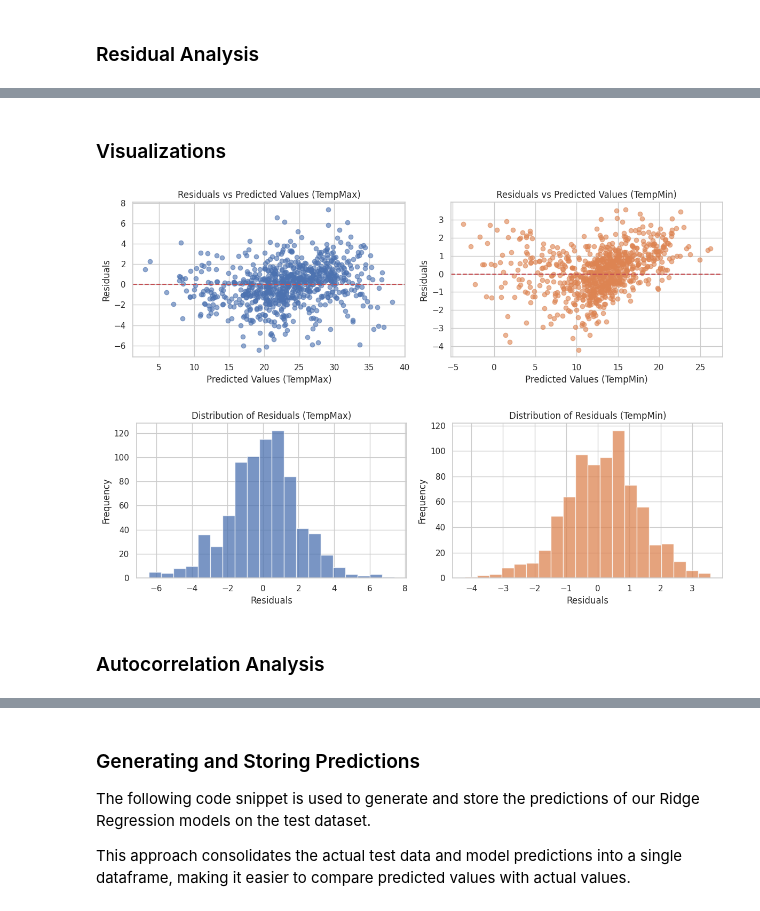
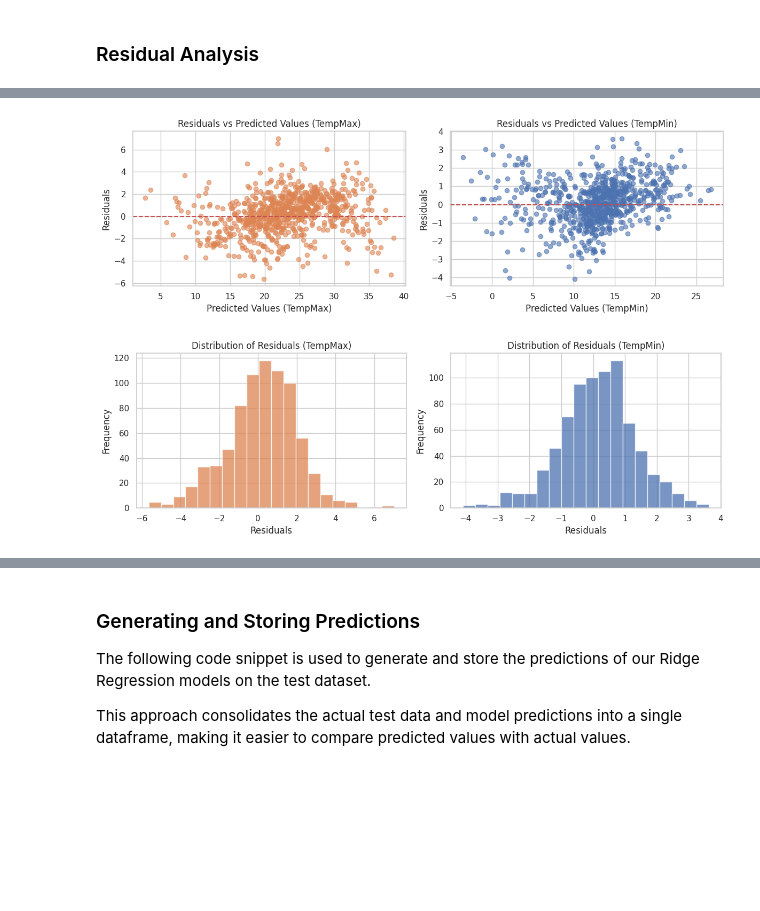
Before and after one commit to Laizra/Weather_prediction, a Jupyter notebook: main.ipynb, the cells around one changed output, grey strips where cells are left out. Cells and saved outputs as stored; diff of their text form; code cells hidden in the pictures; blank space fills up the shorter version.

```diff
--- a/main.ipynb
+++ b/main.ipynb
@@ -426,9 +608,11 @@ vif_data
 # %%
-# Combine features of significant importance for multicollinearity
-df['feelslike_max_combined'] = df[['feelslikemax', 'feelslike']].mean(axis=1)
+# Combine highly correlated features of significant importance for multicollinearity.
 df['feelslike_min_combined'] = df[['feelslikemin', 'feelslike']].mean(axis=1)
+
+# Combine dew and humidity to create a feature that represents overall moisture conditions and address multicollinearity.
 df['dew_humidity'] = df[['dew', 'humidity']].mean(axis=1)
 
-combined_features = df[['feelslike_max_combined', 'feelslike_min_combined', 'dew_humidity']]
+# Display created combined features.
+combined_features = df[['feelslike_min_combined', 'dew_humidity']]
 display(combined_features)
 # %% [output]
@@ -454 +667,9 @@ display(combined_features)
+# %%
+# Define thresholds for extreme temperatures.
+MAX_TEMP_THRESHOLD = 30
+MIN_TEMP_THRESHOLD = 1
+
+# Create binary features to indicate extreme temperatures.
+df['high_temp'] = (df['tempmax'] > MAX_TEMP_THRESHOLD).astype(int)
+df['low_temp'] = (df['tempmin'] < MIN_TEMP_THRESHOLD).astype(int)
 # %%
@@ -586,12 +867,12 @@ For this project, we’ve divided the data as follows:
 - **Validation Set (~10%)**: Used to fine-tune the model, aiding in model selection, feature selection, and hyperparameter tuning.
 - **Test Set (~20%)**: Provides an unbiased assessment of the model’s performance on unseen data.
 # %%
-# Define split dates
-train_end_date = pd.to_datetime('2024-03-01')
-validate_end_date = pd.to_datetime('2024-04-13')
-test_start_date = pd.to_datetime('2024-04-13')
+# Define split dates for training, validation, and testing sets.
+TRAIN_END_DATE = pd.to_datetime('2024-03-01')
+VALIDATE_END_DATE = pd.to_datetime('2024-04-13')
+TEST_START_DATE = pd.to_datetime('2024-04-13')
 # %%
-# Split the data into training, validation, and testing sets
-train = df.loc[df.index.get_level_values('datetime') < train_end_date]
-validate = df.loc[(df.index.get_level_values('datetime') >= train_end_date) & (df.index.get_level_values('datetime') < validate_end_date)]
-test = df.loc[df.index.get_level_values('datetime') >= test_start_date]
+# Split the data into training, validation, and testing sets based on defined dates.
+train = df.loc[df.index.get_level_values('datetime') < TRAIN_END_DATE]
+validate = df.loc[(df.index.get_level_values('datetime') >= TRAIN_END_DATE) & (df.index.get_level_values('datetime') < VALIDATE_END_DATE)]
+test = df.loc[df.index.get_level_values('datetime') >= TEST_START_DATE]
@@ -1047,12 +1299,10 @@ TempMin - Durbin-Watson: 1.3167
-# %% [markdown]
-### Visualizations
 # %%
 # Plot residuals vs fitted values for TempMax and TempMin
 plt.figure(figsize=(12, 4))
 
 # Plot for TempMax
 plt.subplot(1, 2, 1)
-plt.scatter(y_pred_test_max, residuals_test_max, color=color_pal[0], alpha=0.6)
+plt.scatter(y_pred_test_max, residuals_test_max, color=color_pal[1], alpha=0.6)
 plt.axhline(y=0, color='r', linestyle='--')
 plt.xlabel('Predicted Values (TempMax)')
 plt.ylabel('Residuals')
@@ -1061,42 +1311,40 @@ plt.grid(True)
 
 # Plot for TempMin
 plt.subplot(1, 2, 2)
-plt.scatter(y_pred_test_min, residuals_test_min, color=color_pal[1], alpha=0.6)
+plt.scatter(y_pred_test_min, residuals_test_min, color=color_pal[0], alpha=0.6)
 plt.axhline(y=0, color='r', linestyle='--')
 plt.xlabel('Predicted Values (TempMin)')
 plt.ylabel('Residuals')
 plt.title('Residuals vs Predicted Values (TempMin)')
 plt.grid(True)
 
 plt.tight_layout()
 plt.show()
 
 # Plot the distribution of residuals (histogram)
 plt.figure(figsize=(12, 4))
 
 # Histogram for TempMax Residuals
 plt.subplot(1, 2, 1)
-plt.hist(residuals_test_max, bins=20, color=color_pal[0], alpha=0.75)
+plt.hist(residuals_test_max, bins=20, color=color_pal[1], alpha=0.75)
 plt.title('Distribution of Residuals (TempMax)')
 plt.xlabel('Residuals')
 plt.ylabel('Frequency')
 plt.grid(True)
 
 # Histogram for TempMin Residuals
 plt.subplot(1, 2, 2)
-plt.hist(residuals_test_min, bins=20, color=color_pal[1], alpha=0.75)
+plt.hist(residuals_test_min, bins=20, color=color_pal[0], alpha=0.75)
 plt.title('Distribution of Residuals (TempMin)')
 plt.xlabel('Residuals')
 plt.ylabel('Frequency')
 plt.grid(True)
 
 plt.tight_layout()
 plt.show()
 # %% [output]
-[figure, old version]
+[figure, new version]
-[figure, old version]
+[figure, new version]
-# %% [markdown]
-### Autocorrelation Analysis
 # %%
 # Plot ACF and PACF of residuals for TempMax and TempMin
 fig, ax = plt.subplots(2, 2, figsize=(10, 6))
```
Also changed, not shown: parts of 84 cells of this notebook.
